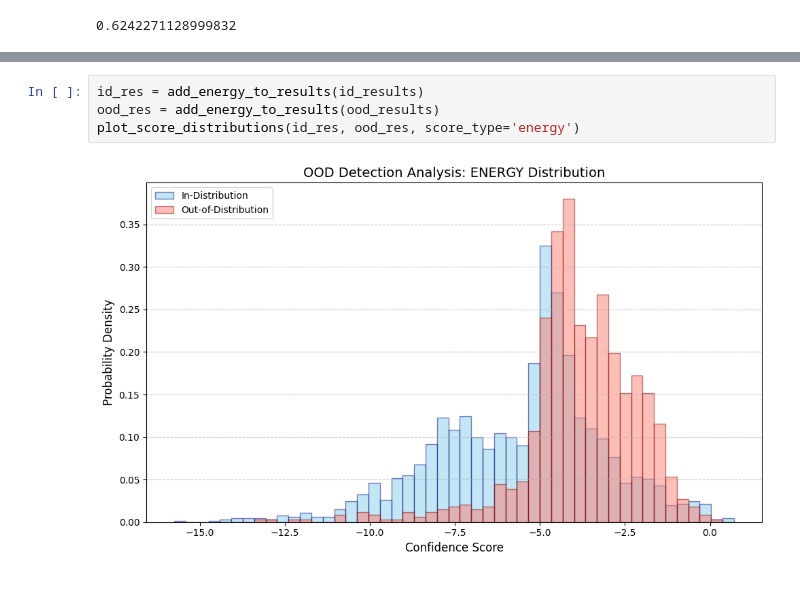
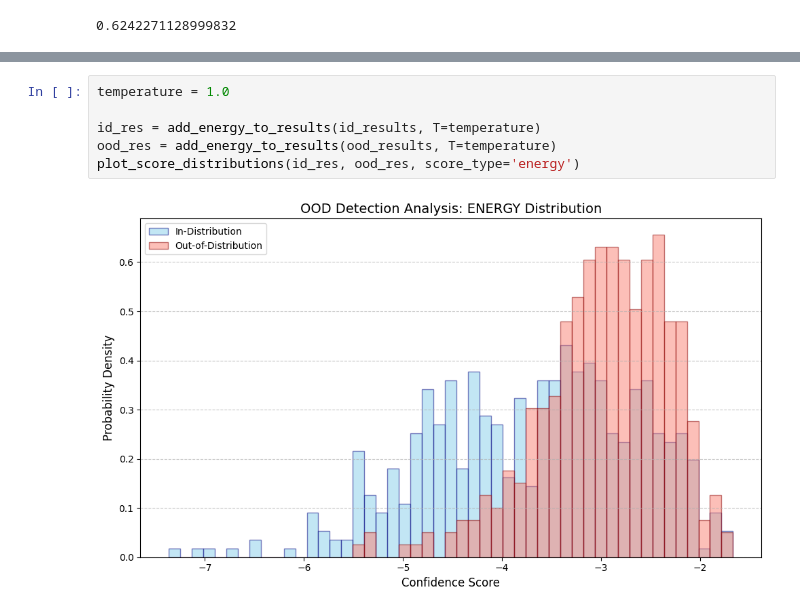
Before and after one commit to czotterbenedek/ood-detection-with-timedrl, a Jupyter notebook: analysis_results.ipynb, the cells around one changed output, grey strips where cells are left out. Cells and saved outputs as stored; diff of their text form.

```diff
--- a/analysis_results.ipynb
+++ b/analysis_results.ipynb
@@ -340,9 +386,11 @@ plot_per_class_confidence(analysis_results)
 # %%
-id_res = add_energy_to_results(id_results)
-ood_res = add_energy_to_results(ood_results)
+temperature = 1.0
+
+id_res = add_energy_to_results(id_results, T=temperature)
+ood_res = add_energy_to_results(ood_results, T=temperature)
 plot_score_distributions(id_res, ood_res, score_type='energy')
 # %% [output]
-[figure, old version]
+[figure, new version]
 # %%
 find_optimal_threshold(id_results, ood_results, score_type='max_conf')
 # %% [output]
```
Also changed, not shown: parts of 13 cells of this notebook.
